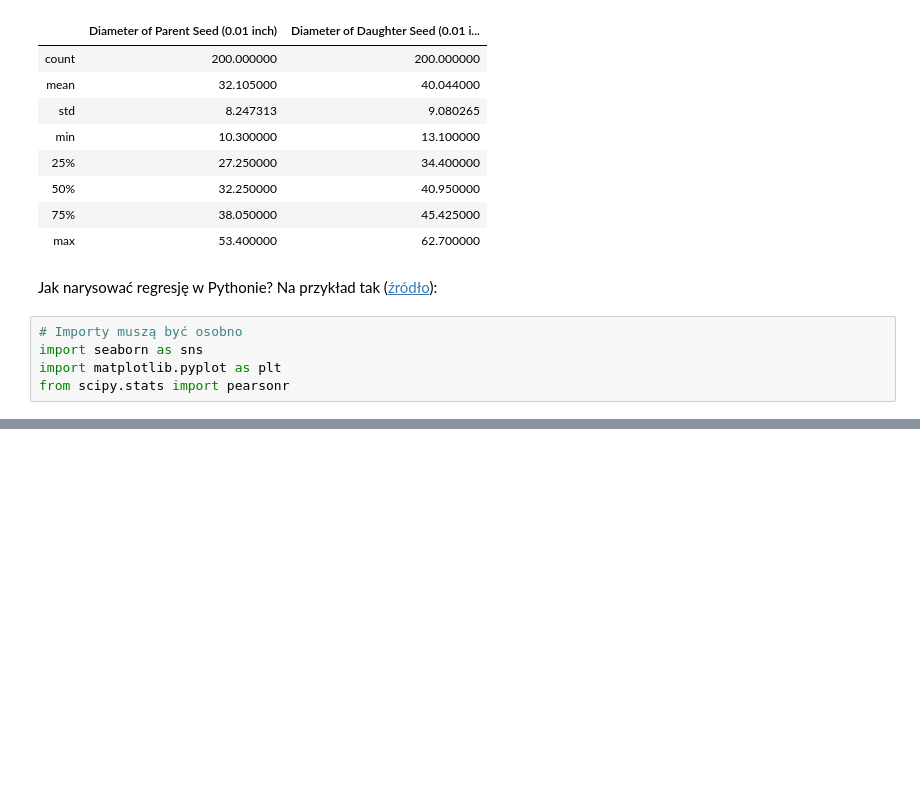
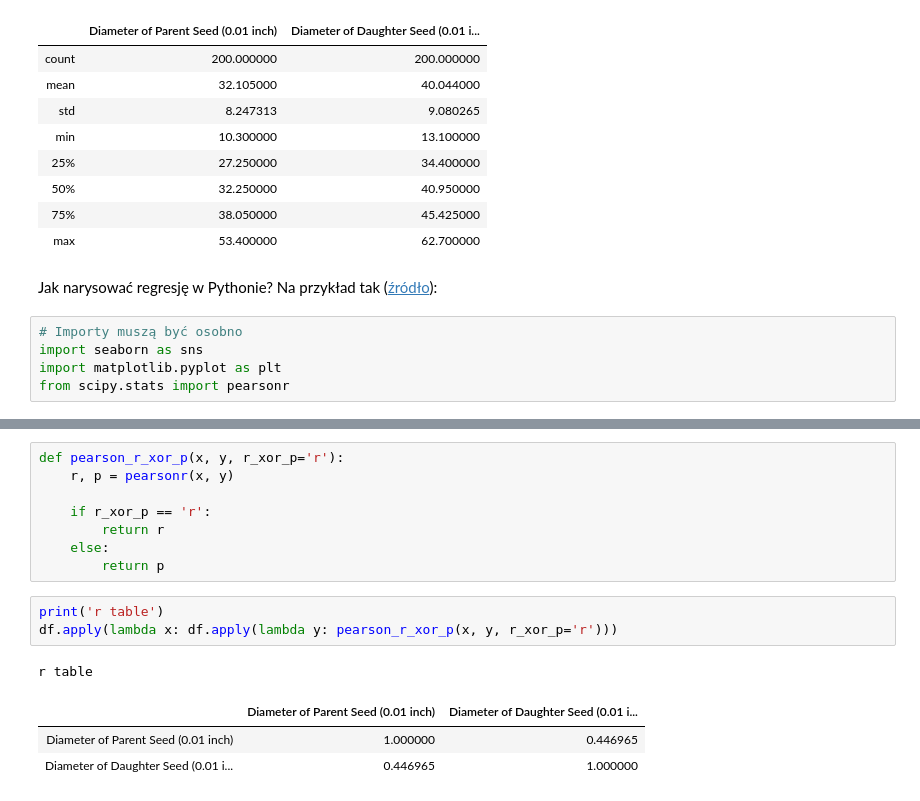
Before and after one commit to mikbuch/hci, a Jupyter notebook: 02_03_Bardziej_zaawansowany_przykład_Django.ipynb, the cells around one changed output, grey strips where cells are left out. Saved outputs shown, nothing was run; the diff lists cells and outputs as text; blank space fills up the shorter version.

```diff
--- a/02_03_Bardziej_zaawansowany_przykład_Django.ipynb
+++ b/02_03_Bardziej_zaawansowany_przykład_Django.ipynb
@@ -104,0 +113,16 @@ plt.tight_layout()
+# %%
+def pearson_r_xor_p(x, y, r_xor_p='r'):
+    r, p = pearsonr(x, y)
+
+    if r_xor_p == 'r':
+        return r
+    else:
+        return p
+# %%
+print('r table')
+df.apply(lambda x: df.apply(lambda y: pearson_r_xor_p(x, y, r_xor_p='r')))
+# %% [output]
+r table
+|  | Diameter of Parent Seed (0.01 inch) | Diameter of Daughter Seed (0.01 i... |
+| Diameter of Parent Seed (0.01 inch) | 1.000000 | 0.446965 |
+| Diameter of Daughter Seed (0.01 i... | 0.446965 | 1.000000 |
```
Also changed, not shown: parts of 5 cells of this notebook, 3 other files.
